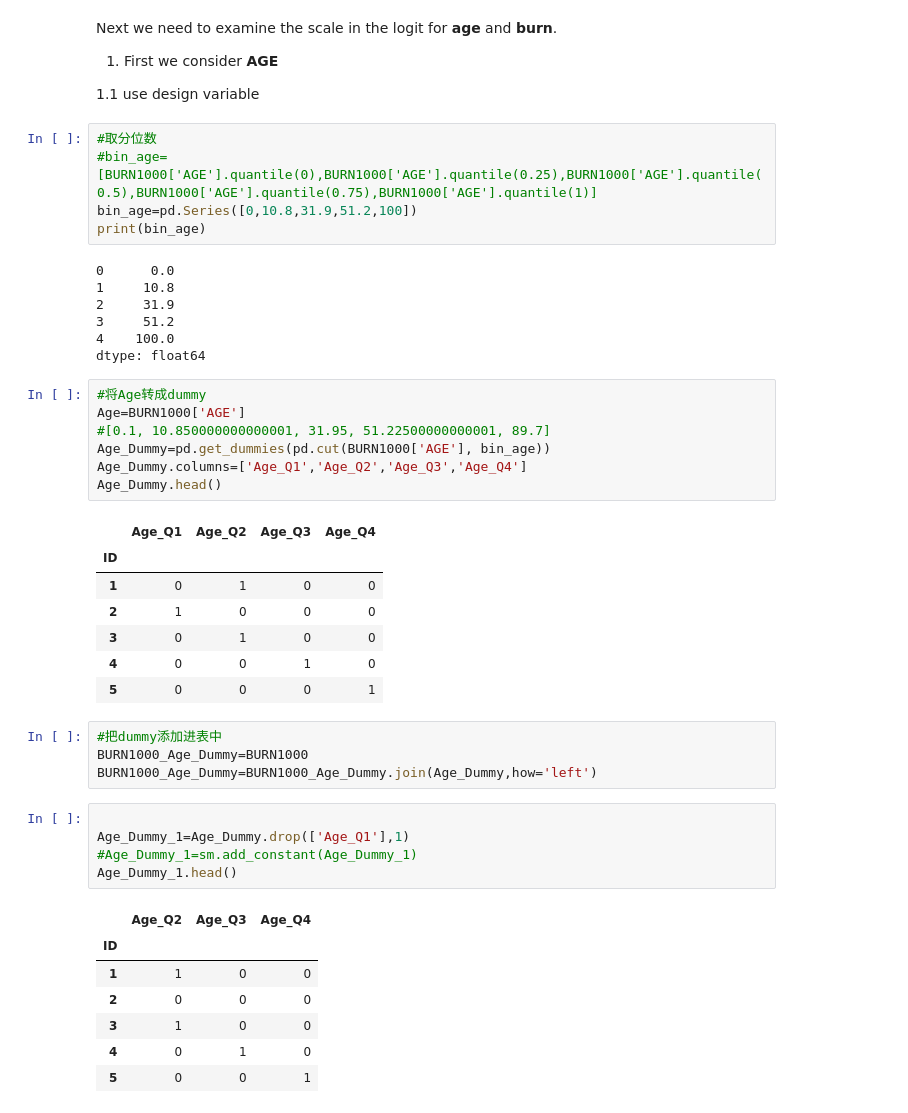
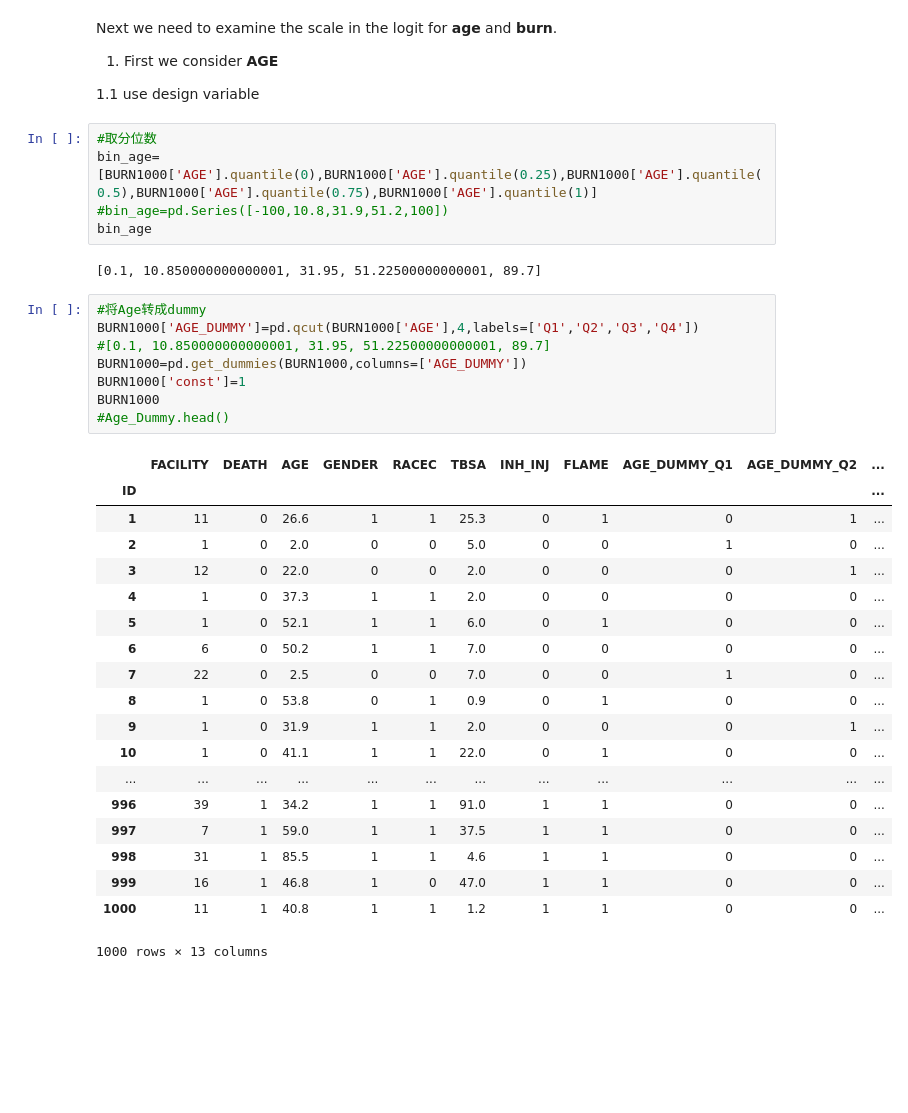
Before and after one commit to szleiye/applied_logistic_regression, a Jupyter notebook: Applied_Logistic_Regression.ipynb, the cells around one changed output. Cells and saved outputs as stored; diff of their text form; blank space fills up the shorter version.

```diff
--- a/Applied_Logistic_Regression.ipynb
+++ b/Applied_Logistic_Regression.ipynb
@@ -186,46 +486,37 @@ Next we need to examine the scale in the logit for **age** and **burn**.
   1.1 use design variable
 # %%
 #取分位数
-#bin_age=[BURN1000['AGE'].quantile(0),BURN1000['AGE'].quantile(0.25),BURN1000['AGE'].quantile(0.5),BURN1000['AGE'].quantile(0.75),BURN1000['AGE'].quantile(1)]
-bin_age=pd.Series([0,10.8,31.9,51.2,100])
-print(bin_age)
+bin_age=[BURN1000['AGE'].quantile(0),BURN1000['AGE'].quantile(0.25),BURN1000['AGE'].quantile(0.5),BURN1000['AGE'].quantile(0.75),BURN1000['AGE'].quantile(1)]
+#bin_age=pd.Series([-100,10.8,31.9,51.2,100])
+bin_age
 # %% [output]
-0      0.0
-1     10.8
-2     31.9
-3     51.2
-4    100.0
-dtype: float64
+[0.1, 10.850000000000001, 31.95, 51.22500000000001, 89.7]
 # %%
 #将Age转成dummy
-Age=BURN1000['AGE']
+BURN1000['AGE_DUMMY']=pd.qcut(BURN1000['AGE'],4,labels=['Q1','Q2','Q3','Q4'])
 #[0.1, 10.850000000000001, 31.95, 51.22500000000001, 89.7]
-Age_Dummy=pd.get_dummies(pd.cut(BURN1000['AGE'], bin_age))
-Age_Dummy.columns=['Age_Q1','Age_Q2','Age_Q3','Age_Q4']
-Age_Dummy.head()
+BURN1000=pd.get_dummies(BURN1000,columns=['AGE_DUMMY'])
+BURN1000['const']=1
+BURN1000
+#Age_Dummy.head()
 # %% [output]
-|  | Age_Q1 | Age_Q2 | Age_Q3 | Age_Q4 |
-| ID |  |  |  |  |
-| 1 | 0 | 1 | 0 | 0 |
-| 2 | 1 | 0 | 0 | 0 |
-| 3 | 0 | 1 | 0 | 0 |
-| 4 | 0 | 0 | 1 | 0 |
-| 5 | 0 | 0 | 0 | 1 |
+|  | FACILITY | DEATH | AGE | GENDER | RACEC | TBSA | INH_INJ | FLAME | AGE_DUMMY_Q1 | AGE_DUMMY_Q2 | ... |
+| ID |  |  |  |  |  |  |  |  |  |  | ... |
+| 1 | 11 | 0 | 26.6 | 1 | 1 | 25.3 | 0 | 1 | 0 | 1 | ... |
+| 2 | 1 | 0 | 2.0 | 0 | 0 | 5.0 | 0 | 0 | 1 | 0 | ... |
+| 3 | 12 | 0 | 22.0 | 0 | 0 | 2.0 | 0 | 0 | 0 | 1 | ... |
+| 4 | 1 | 0 | 37.3 | 1 | 1 | 2.0 | 0 | 0 | 0 | 0 | ... |
+| 5 | 1 | 0 | 52.1 | 1 | 1 | 6.0 | 0 | 1 | 0 | 0 | ... |
+| 6 | 6 | 0 | 50.2 | 1 | 1 | 7.0 | 0 | 0 | 0 | 0 | ... |
+| 7 | 22 | 0 | 2.5 | 0 | 0 | 7.0 | 0 | 0 | 1 | 0 | ... |
+| 8 | 1 | 0 | 53.8 | 0 | 1 | 0.9 | 0 | 1 | 0 | 0 | ... |
+| 9 | 1 | 0 | 31.9 | 1 | 1 | 2.0 | 0 | 0 | 0 | 1 | ... |
+| 10 | 1 | 0 | 41.1 | 1 | 1 | 22.0 | 0 | 1 | 0 | 0 | ... |
+| ... | ... | ... | ... | ... | ... | ... | ... | ... | ... | ... | ... |
+| 996 | 39 | 1 | 34.2 | 1 | 1 | 91.0 | 1 | 1 | 0 | 0 | ... |
+| 997 | 7 | 1 | 59.0 | 1 | 1 | 37.5 | 1 | 1 | 0 | 0 | ... |
+| 998 | 31 | 1 | 85.5 | 1 | 1 | 4.6 | 1 | 1 | 0 | 0 | ... |
+| 999 | 16 | 1 | 46.8 | 1 | 0 | 47.0 | 1 | 1 | 0 | 0 | ... |
+| 1000 | 11 | 1 | 40.8 | 1 | 1 | 1.2 | 1 | 1 | 0 | 0 | ... |
+1000 rows × 13 columns
-# %%
-#把dummy添加进表中
-BURN1000_Age_Dummy=BURN1000
-BURN1000_Age_Dummy=BURN1000_Age_Dummy.join(Age_Dummy,how='left')
-# %%
-
-Age_Dummy_1=Age_Dummy.drop(['Age_Q1'],1)
-#Age_Dummy_1=sm.add_constant(Age_Dummy_1)
-Age_Dummy_1.head()
-# %% [output]
-|  | Age_Q2 | Age_Q3 | Age_Q4 |
-| ID |  |  |  |
-| 1 | 1 | 0 | 0 |
-| 2 | 0 | 0 | 0 |
-| 3 | 1 | 0 | 0 |
-| 4 | 0 | 1 | 0 |
-| 5 | 0 | 0 | 1 |
 # %%
```
Also changed, not shown: parts of 29 cells of this notebook.
